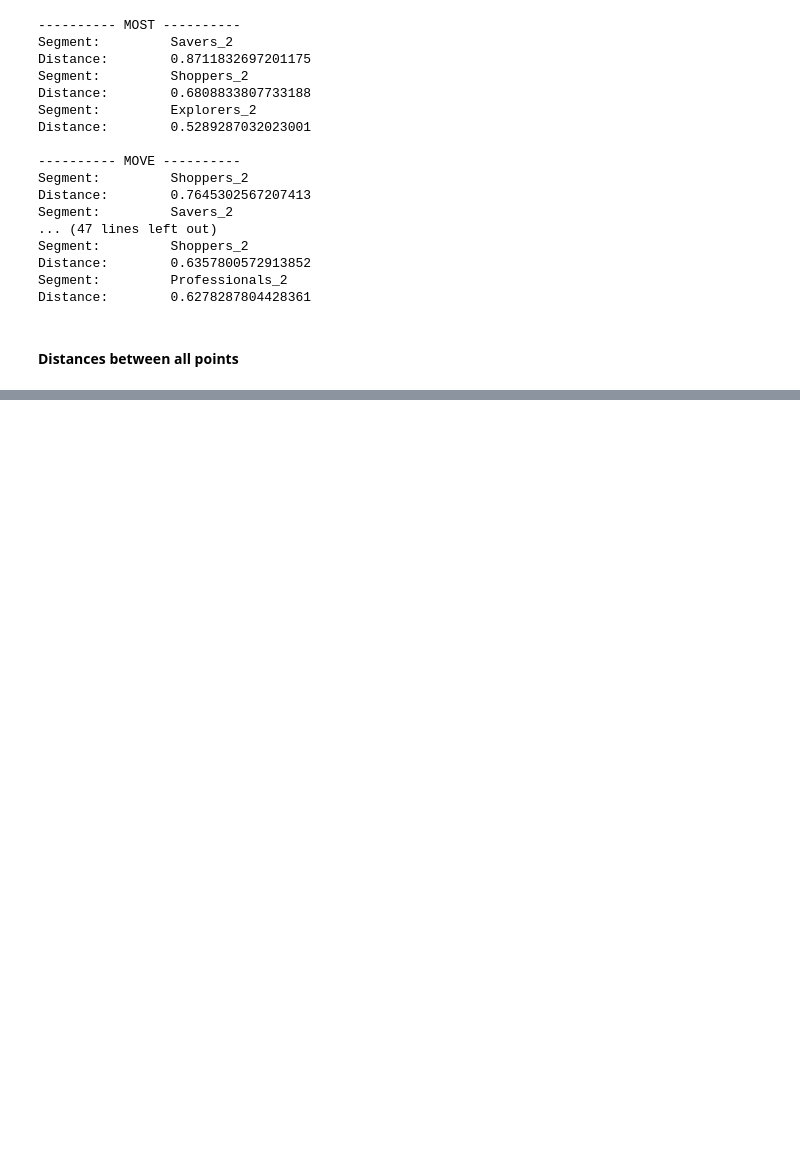
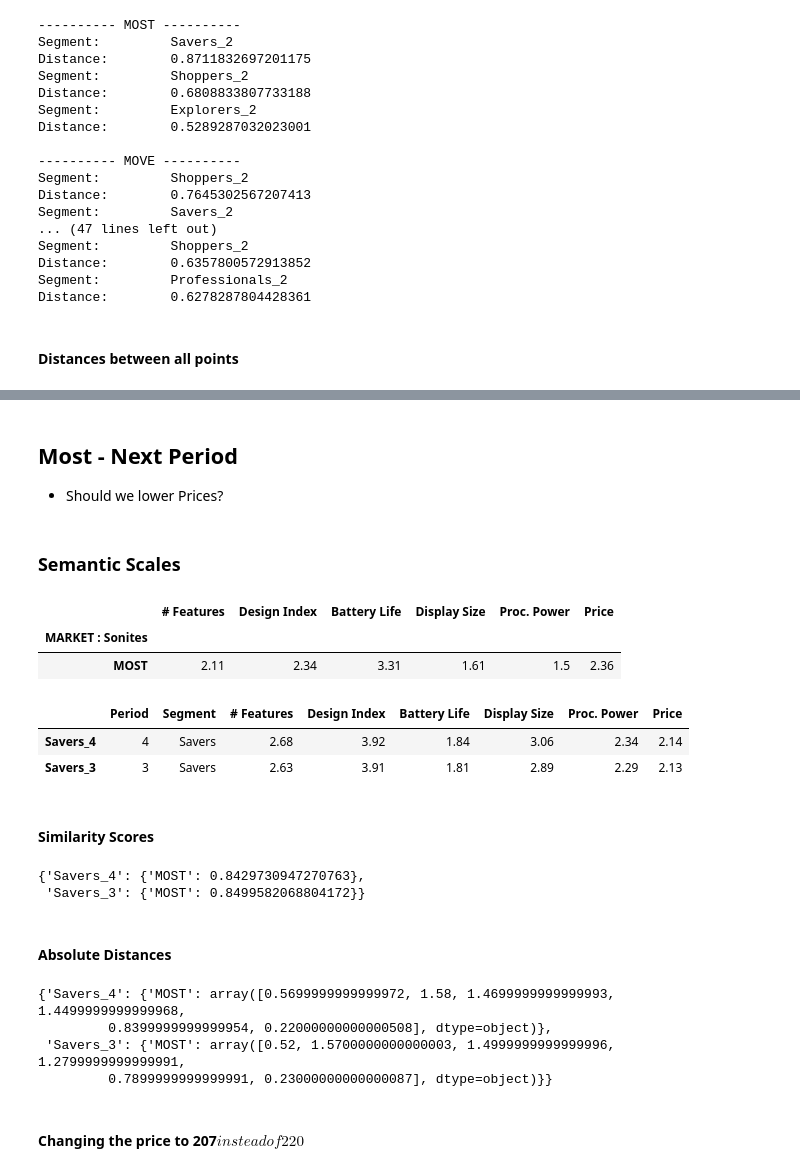
Before and after one commit to FedericoCortesi/Markstrat, a Jupyter notebook: main.ipynb, the cells around one changed output, grey strips where cells are left out. Saved outputs shown, nothing was run; the diff lists cells and outputs as text; code cells hidden in the pictures; blank space fills up the shorter version.

```diff
--- a/main.ipynb
+++ b/main.ipynb
@@ -342,0 +517,37 @@ an.compute_distance_centroids(df_seg_sem_fc, new_move_semantic)[3]
+# %% [markdown]
+## Most - Next Period
+- Should we lower Prices?
+# %% [markdown]
+### Semantic Scales
+# %%
+son.most_semantic
+# %% [output]
+|  | # Features | Design Index | Battery Life | Display Size | Proc. Power | Price |
+| MARKET : Sonites |  |  |  |  |  |  |
+| MOST | 2.11 | 2.34 | 3.31 | 1.61 | 1.5 | 2.36 |
+# %%
+df_test = df_seg_sem_fc[df_seg_sem_fc["Segment"]=="Savers"]
+df_test
+# %% [output]
+|  | Period | Segment | # Features | Design Index | Battery Life | Display Size | Proc. Power | Price |
+| Savers_4 | 4 | Savers | 2.68 | 3.92 | 1.84 | 3.06 | 2.34 | 2.14 |
+| Savers_3 | 3 | Savers | 2.63 | 3.91 | 1.81 | 2.89 | 2.29 | 2.13 |
+# %% [markdown]
+#### Similarity Scores
+# %%
+res = an.compute_distance_centroids(df_test, son.most_semantic)
+res[3]
+# %% [output]
+{'Savers_4': {'MOST': 0.8429730947270763},
+ 'Savers_3': {'MOST': 0.8499582068804172}}
+# %% [markdown]
+#### Absolute Distances
+# %%
+res[4]
+# %% [output]
+{'Savers_4': {'MOST': array([0.5699999999999972, 1.58, 1.4699999999999993, 1.4499999999999968,
+         0.8399999999999954, 0.22000000000000508], dtype=object)},
+ 'Savers_3': {'MOST': array([0.52, 1.5700000000000003, 1.4999999999999996, 1.2799999999999991,
+         0.7899999999999991, 0.23000000000000087], dtype=object)}}
+# %% [markdown]
+#### Changing the price to 207$ instead of 220$
```
Also changed, not shown: parts of 33 cells of this notebook, 4 other files.
